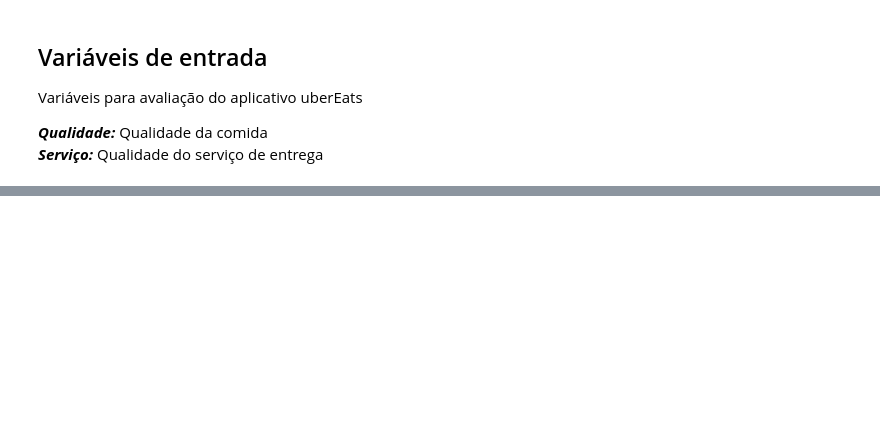
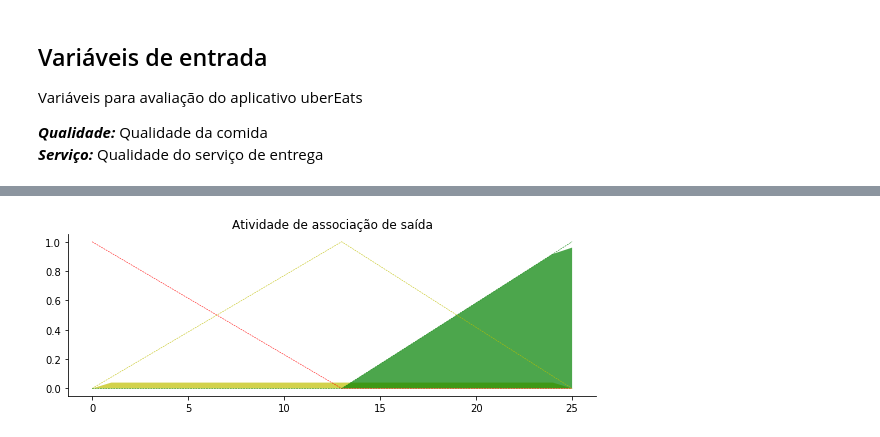
Before and after one commit to leonardo-anjos/artificial-inteligence, a Jupyter notebook: uber-eats.ipynb, the cells around one changed output, grey strips where cells are left out. Saved outputs shown, nothing was run; the diff lists cells and outputs as text; code cells hidden in the pictures; blank space fills up the shorter version.

```diff
--- a/uber-eats.ipynb
+++ b/uber-eats.ipynb
@@ -106,0 +86,49 @@ Text(0,0.5,'Fuzzy partition coefficient')
+# %%
+# ativação das funçoes de pertinencia para os vsalores de entrada
+# os valores exatos 6.5 e 9.8 não existem nos universos ...
+# fuzz.interp_membership entra na jogada para resolver isso!
+nivel_qual_ruim = fuzz.interp_membership (qual, qual_ruim, 6.5)
+nivel_qual_boa = fuzz.interp_membership (qual, qual_bom, 6.5)
+nivel_qual_otimo = fuzz.interp_membership (qual, qual_otimo, 6.5)
+
+nivel_serv_baixoCusto = fuzz.interp_membership (serv, serv_baixoCusto, 9.8)
+nivel_serv_acessivel = fuzz.interp_membership (serv, serv_acessivel, 9.8)
+nivel_serv_caro = fuzz.interp_membership (serv, serv_caro, 9.8)
+
+# a regra 1 diz respeito a comida ruim OU serviço.
+# O operador OR significa que tomamos o máximo desses dois.
+regra1 = np.fmax (nivel_qual_ruim, nivel_serv_baixoCusto)
+
+# função de associação com `np.fmin`
+func_gorg_baixa = np.fmin (regra1, gorg_baixo) # removido inteiramente para 0
+
+# regra 2, conectamos o serviço aceitável ao depósito médio
+func_gorg_media = np.fmin (nivel_serv_acessivel, gorg_medio)
+
+# regra 3, conectamos alta manutenção OU alta comida com alta gorjeta
+regra3 = np.fmax (nivel_qual_otimo, nivel_serv_caro)
+func_gorg_alta = np.fmin (regra3, gorg_alto)
+tip0 = np.zeros_like (gorg)
+
+# plotando os resultados
+fig, ax0 = plt.subplots(figsize=(8, 3))
+
+ax0.fill_between(gorg, tip0, func_gorg_baixa, facecolor='r', alpha=0.7)
+ax0.plot(gorg, gorg_baixo, 'r', linewidth=0.5, linestyle='--', )
+
+ax0.fill_between(gorg, tip0, func_gorg_media, facecolor='y', alpha=0.7)
+ax0.plot(gorg, gorg_medio, 'y', linewidth=0.5, linestyle='--')
+
+ax0.fill_between(gorg, tip0, func_gorg_alta, facecolor='g', alpha=0.7)
+ax0.plot(gorg, gorg_alto, 'g', linewidth=0.5, linestyle='--')
+ax0.set_title('Atividade de associação de saída')
+
+for ax in (ax0,):
+    ax.spines['top'].set_visible(False)
+    ax.spines['right'].set_visible(False)
+    ax.get_xaxis().tick_bottom()
+    ax.get_yaxis().tick_left()
+
+plt.tight_layout()
+# %% [output]
+[figure, added]
```
Also changed, not shown: parts of 11 cells of this notebook.
